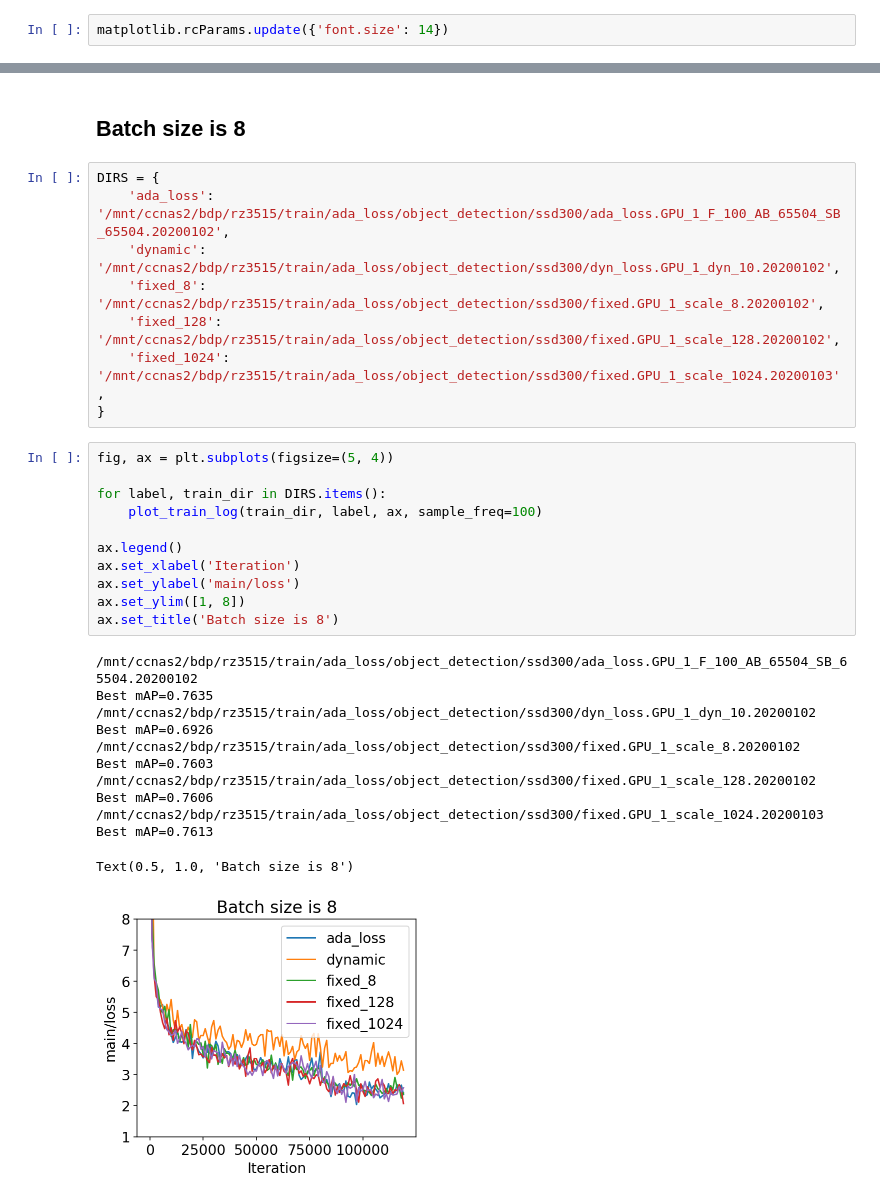
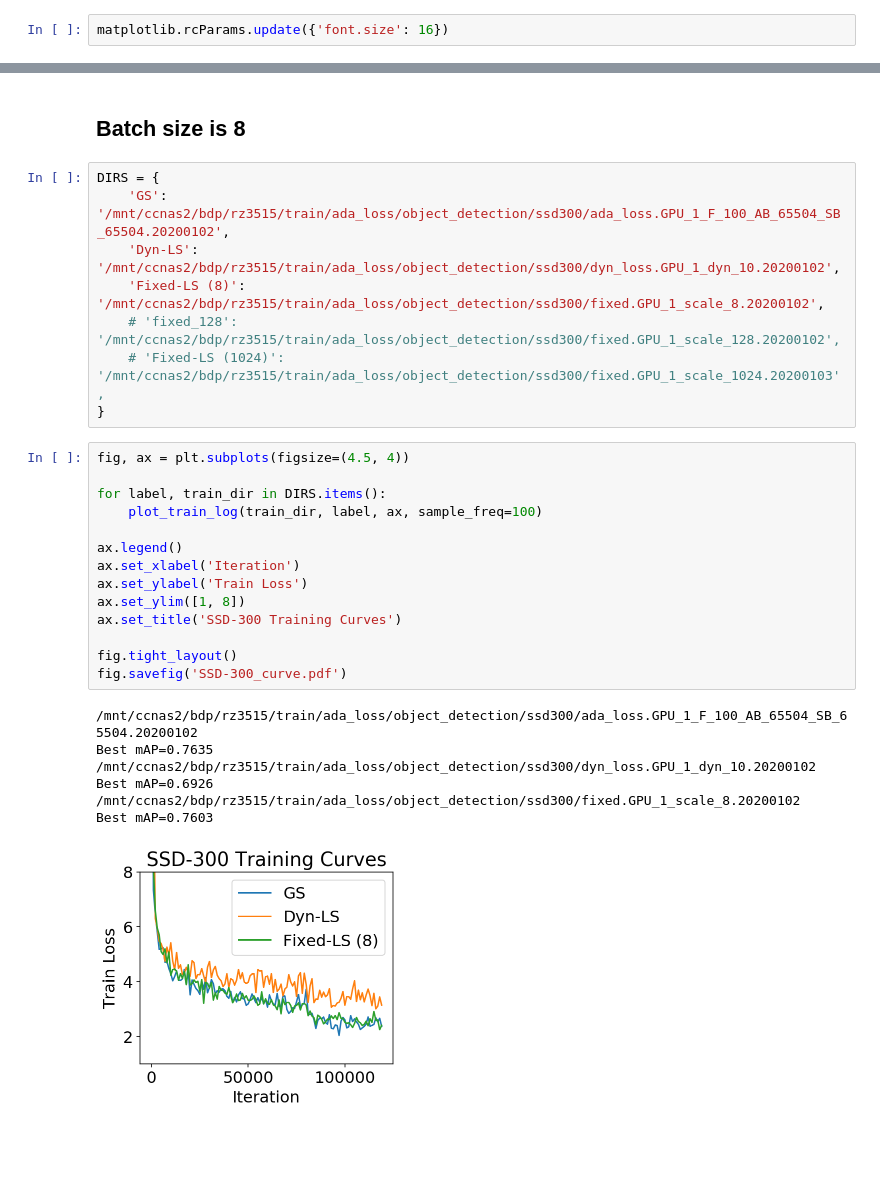
Before and after one commit to kumasento/gradient-scaling, a Jupyter notebook: examples/adaptive_loss_scaling/ssd/SSD-300 Training Curves.ipynb, the cells around one changed output, grey strips where cells are left out. Drawn from its saved outputs; the diff is of its cells as text; blank space fills up the shorter version.

```diff
--- a/examples/adaptive_loss_scaling/ssd/SSD-300 Training Curves.ipynb
+++ b/examples/adaptive_loss_scaling/ssd/SSD-300 Training Curves.ipynb
@@ -20,7 +20,7 @@ import numpy as np
 from scipy.interpolate import spline
 import seaborn as sns
 # %%
-matplotlib.rcParams.update({'font.size': 14})
+matplotlib.rcParams.update({'font.size': 16})
 # %%
 # helping functions
 
@@ -44,33 +44,31 @@ def plot_train_log(train_dir, label, ax, sample_freq=100):
 ## Batch size is 8
 # %%
 DIRS = {
-    'ada_loss': '/mnt/ccnas2/bdp/rz3515/train/ada_loss/object_detection/ssd300/ada_loss.GPU_1_F_100_AB_65504_SB_65504.20200102',
-    'dynamic': '/mnt/ccnas2/bdp/rz3515/train/ada_loss/object_detection/ssd300/dyn_loss.GPU_1_dyn_10.20200102',
-    'fixed_8': '/mnt/ccnas2/bdp/rz3515/train/ada_loss/object_detection/ssd300/fixed.GPU_1_scale_8.20200102',
-    'fixed_128': '/mnt/ccnas2/bdp/rz3515/train/ada_loss/object_detection/ssd300/fixed.GPU_1_scale_128.20200102',
-    'fixed_1024': '/mnt/ccnas2/bdp/rz3515/train/ada_loss/object_detection/ssd300/fixed.GPU_1_scale_1024.20200103',
+    'GS': '/mnt/ccnas2/bdp/rz3515/train/ada_loss/object_detection/ssd300/ada_loss.GPU_1_F_100_AB_65504_SB_65504.20200102',
+    'Dyn-LS': '/mnt/ccnas2/bdp/rz3515/train/ada_loss/object_detection/ssd300/dyn_loss.GPU_1_dyn_10.20200102',
+    'Fixed-LS (8)': '/mnt/ccnas2/bdp/rz3515/train/ada_loss/object_detection/ssd300/fixed.GPU_1_scale_8.20200102',
+    # 'fixed_128': '/mnt/ccnas2/bdp/rz3515/train/ada_loss/object_detection/ssd300/fixed.GPU_1_scale_128.20200102',
+    # 'Fixed-LS (1024)': '/mnt/ccnas2/bdp/rz3515/train/ada_loss/object_detection/ssd300/fixed.GPU_1_scale_1024.20200103',
 }
 # %%
-fig, ax = plt.subplots(figsize=(5, 4))
+fig, ax = plt.subplots(figsize=(4.5, 4))
 
 for label, train_dir in DIRS.items():
     plot_train_log(train_dir, label, ax, sample_freq=100)
 
 ax.legend()
 ax.set_xlabel('Iteration')
-ax.set_ylabel('main/loss')
+ax.set_ylabel('Train Loss')
 ax.set_ylim([1, 8])
-ax.set_title('Batch size is 8')
+ax.set_title('SSD-300 Training Curves')
+
+fig.tight_layout()
+fig.savefig('SSD-300_curve.pdf')
 # %% [output]
 /mnt/ccnas2/bdp/rz3515/train/ada_loss/object_detection/ssd300/ada_loss.GPU_1_F_100_AB_65504_SB_65504.20200102
 Best mAP=0.7635
 /mnt/ccnas2/bdp/rz3515/train/ada_loss/object_detection/ssd300/dyn_loss.GPU_1_dyn_10.20200102
 Best mAP=0.6926
 /mnt/ccnas2/bdp/rz3515/train/ada_loss/object_detection/ssd300/fixed.GPU_1_scale_8.20200102
 Best mAP=0.7603
-/mnt/ccnas2/bdp/rz3515/train/ada_loss/object_detection/ssd300/fixed.GPU_1_scale_128.20200102
-Best mAP=0.7606
-/mnt/ccnas2/bdp/rz3515/train/ada_loss/object_detection/ssd300/fixed.GPU_1_scale_1024.20200103
-Best mAP=0.7613
-Text(0.5, 1.0, 'Batch size is 8')
-[figure, old version]
+[figure, new version]
```
Also changed, not shown: 24 other files.
